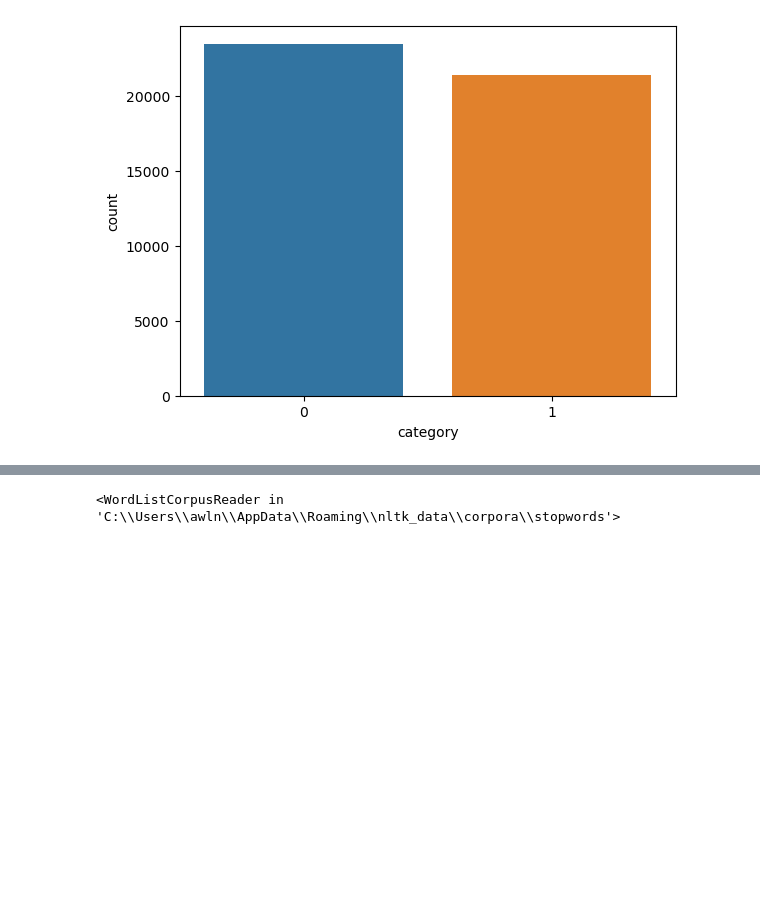
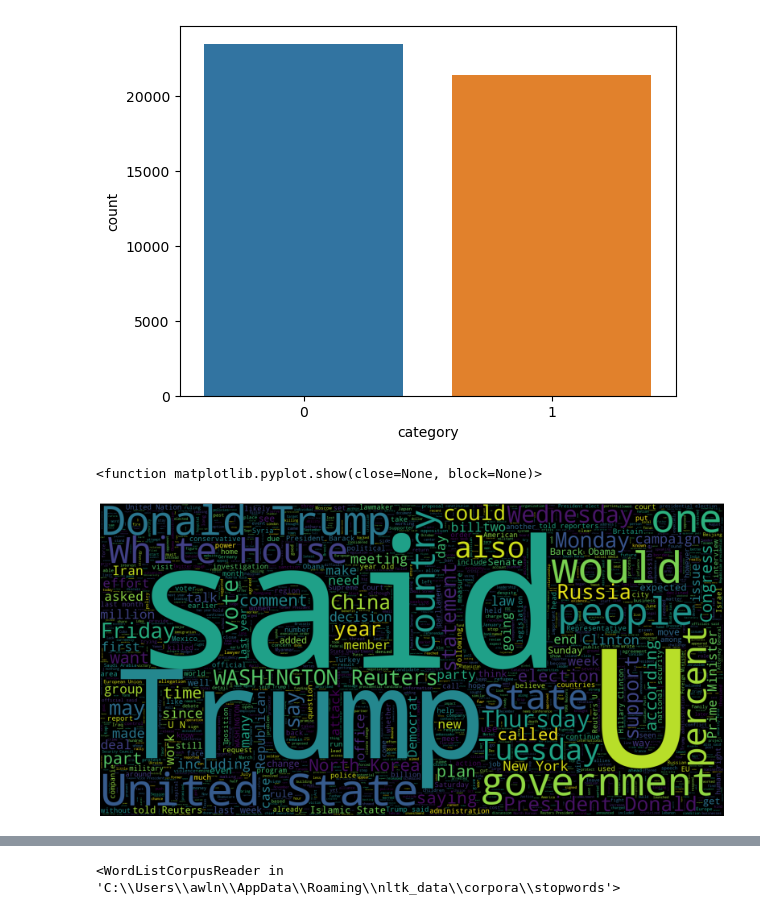
Before and after one commit to rpsdaai/fake-news, a Jupyter notebook: Fake_News.ipynb, the cells around one changed output, grey strips where cells are left out. Saved outputs shown, nothing was run; the diff lists cells and outputs as text; code cells hidden in the pictures; blank space fills up the shorter version.

Commit message:
added word cloud visualization, code clean up

```diff
--- a/Fake_News.ipynb
+++ b/Fake_News.ipynb
@@ -164,6 +164,15 @@ sns.countplot(data=df,
 # %% [output]
 <AxesSubplot: xlabel='category', ylabel='count'>
 [figure]
+# %%
+plt.figure(figsize = (20,20)) # Text from the real news articles
+wc = WordCloud(max_words = 2000, width = 1600, height = 800, stopwords = stopwords.words('english')).generate(" ".join(df[df.category == 1].text))
+plt.imshow(wc , interpolation = 'bilinear')
+plt.axis('off')
+plt.show
+# %% [output]
+<function matplotlib.pyplot.show(close=None, block=None)>
+[figure, added]
 # %%
 df.head()
 # %% [output]
```
Also changed, not shown: parts of 12 cells of this notebook.
